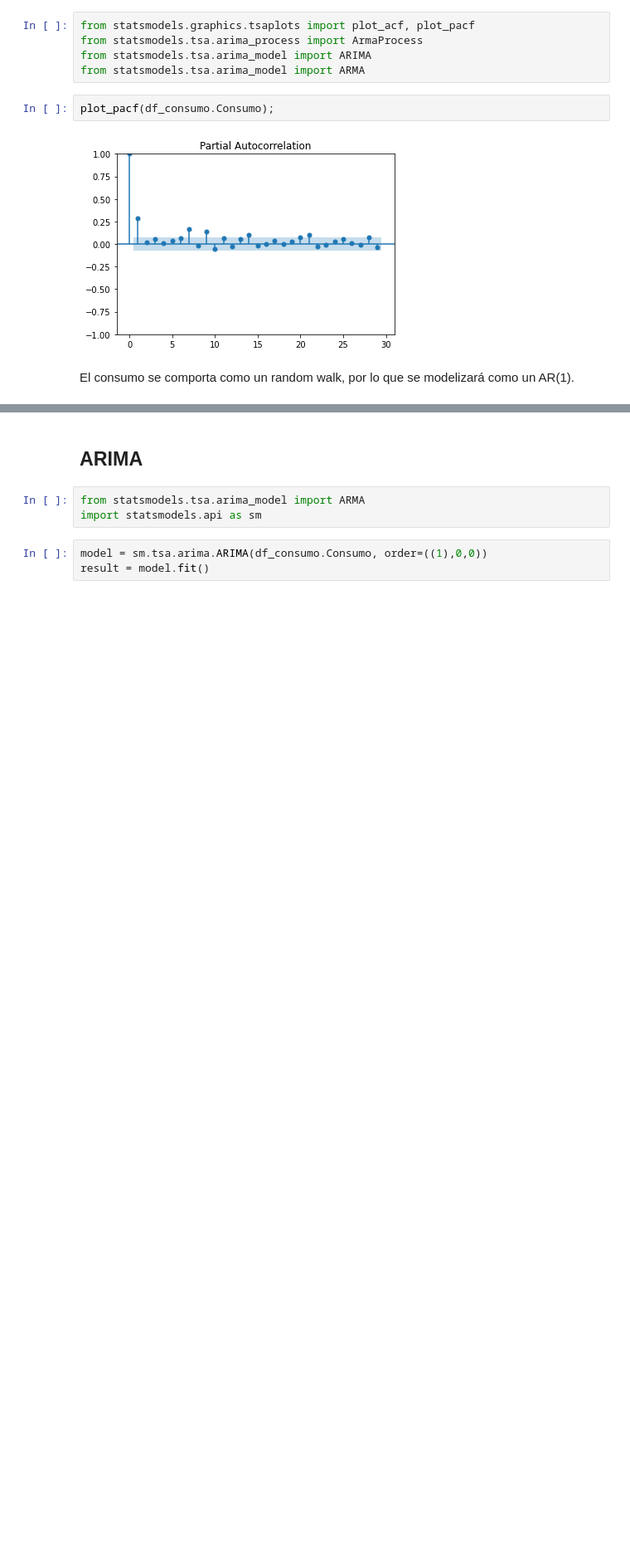
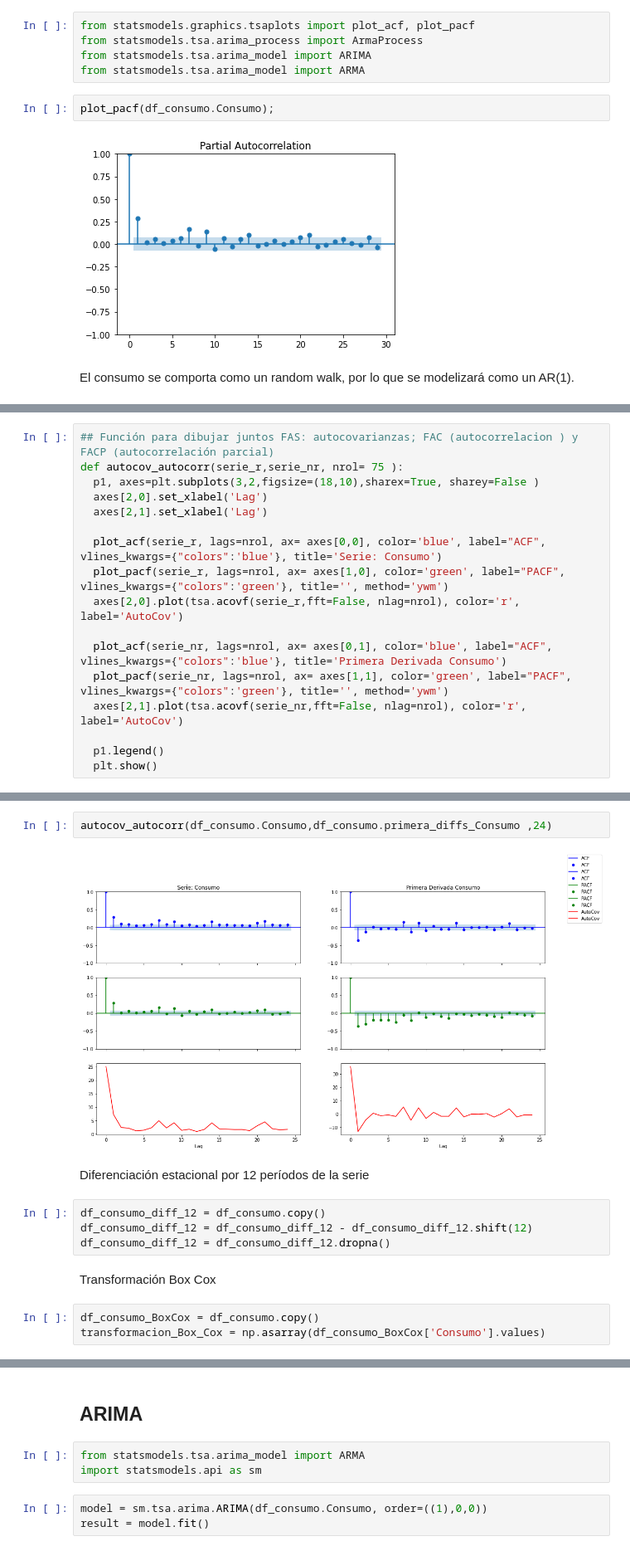
Before and after one commit to rstvz90/AST_G4, a Jupyter notebook: TP_G4_Consumo.ipynb, the cells around one changed output, grey strips where cells are left out. Shown at 83% size. Saved outputs shown, nothing was run; the diff lists cells and outputs as text; blank space fills up the shorter version.

Commit message:
Se agregan modelos y métricas Falta interpretación de los resultados Qué hacemos con las transformaciones?? Qué hacemos con los días de paro??

```diff
--- a/TP_G4_Consumo.ipynb
+++ b/TP_G4_Consumo.ipynb
@@ -440,0 +483,17 @@ El consumo se comporta como un random walk, por lo que se modelizará como un AR
+# %%
+## Función para dibujar juntos FAS: autocovarianzas; FAC (autocorrelacion ) y FACP (autocorrelación parcial)
+def autocov_autocorr(serie_r,serie_nr, nrol= 75 ):
+  p1, axes=plt.subplots(3,2,figsize=(18,10),sharex=True, sharey=False )
+  axes[2,0].set_xlabel('Lag')
+  axes[2,1].set_xlabel('Lag')
+
+  plot_acf(serie_r, lags=nrol, ax= axes[0,0], color='blue', label="ACF", vlines_kwargs={"colors":'blue'}, title='Serie: Consumo')
+  plot_pacf(serie_r, lags=nrol, ax= axes[1,0], color='green', label="PACF", vlines_kwargs={"colors":'green'}, title='', method='ywm')
+  axes[2,0].plot(tsa.acovf(serie_r,fft=False, nlag=nrol), color='r', label='AutoCov')
+
+  plot_acf(serie_nr, lags=nrol, ax= axes[0,1], color='blue', label="ACF", vlines_kwargs={"colors":'blue'}, title='Primera Derivada Consumo')
+  plot_pacf(serie_nr, lags=nrol, ax= axes[1,1], color='green', label="PACF", vlines_kwargs={"colors":'green'}, title='', method='ywm')
+  axes[2,1].plot(tsa.acovf(serie_nr,fft=False, nlag=nrol), color='r', label='AutoCov')
+
+  p1.legend()
+  plt.show()
@@ -440,0 +508,15 @@ El consumo se comporta como un random walk, por lo que se modelizará como un AR
+# %%
+autocov_autocorr(df_consumo.Consumo,df_consumo.primera_diffs_Consumo ,24)
+# %% [output]
+[figure, added]
+# %% [markdown]
+Diferenciación estacional por 12 períodos de la serie
+# %%
+df_consumo_diff_12 = df_consumo.copy()
+df_consumo_diff_12 = df_consumo_diff_12 - df_consumo_diff_12.shift(12)
+df_consumo_diff_12 = df_consumo_diff_12.dropna()
+# %% [markdown]
+Transformación Box Cox
+# %%
+df_consumo_BoxCox = df_consumo.copy()
+transformacion_Box_Cox = np.asarray(df_consumo_BoxCox['Consumo'].values)
```
Also changed, not shown: parts of 79 cells of this notebook.
